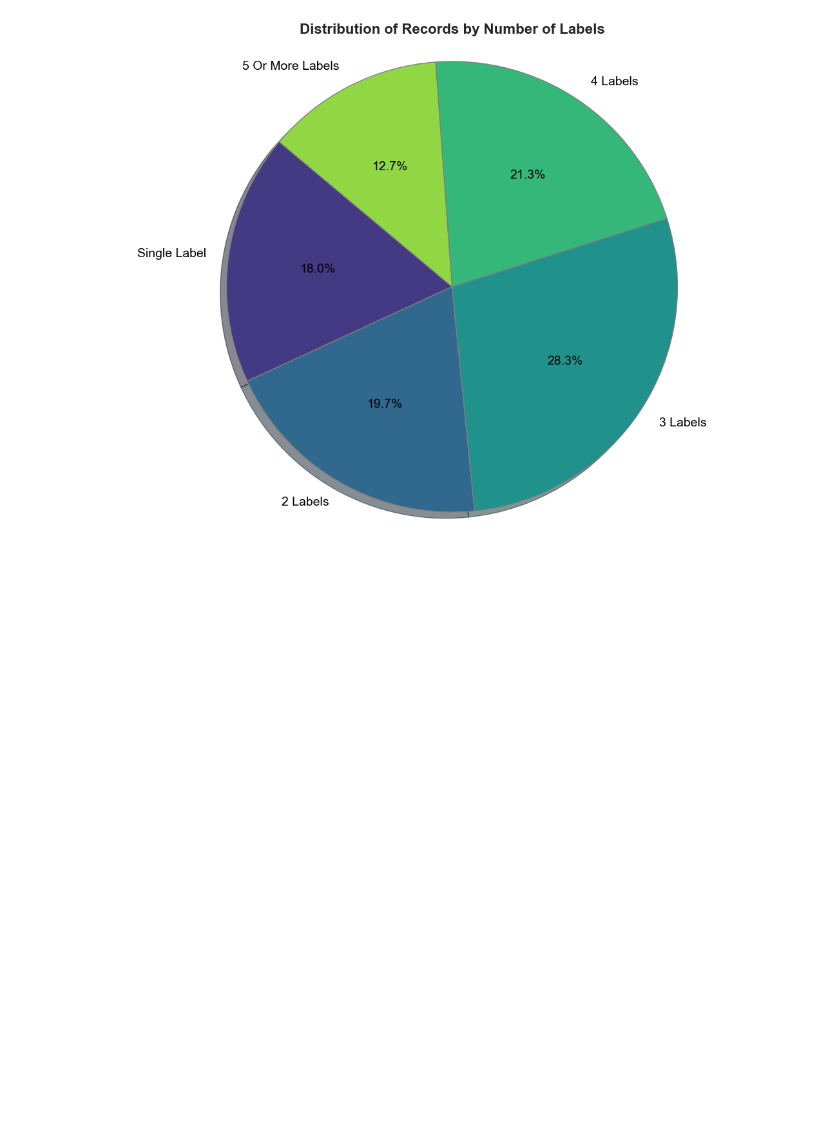
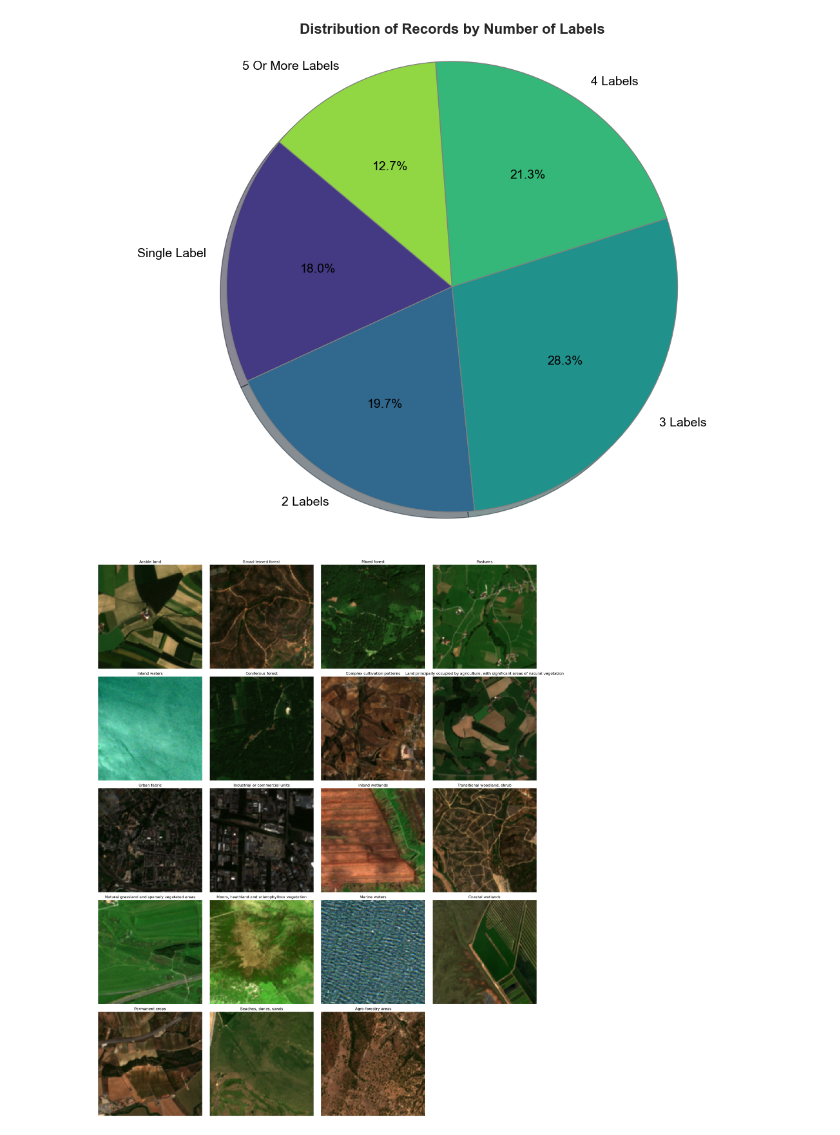
Before and after one commit to StaticRevo/FYP-Multi-Label-Classification-using-Deep-Learning, a Jupyter notebook: FYPProject/DatasetExploration.ipynb, the cells around one changed output. Drawn from its saved outputs; the diff is of its cells as text; code cells hidden in the pictures; blank space fills up the shorter version.

Commit message:
Second update 06/11/2024
Continued  Data Exploration

```diff
--- a/FYPProject/DatasetExploration.ipynb
+++ b/FYPProject/DatasetExploration.ipynb
@@ -28,6 +28,7 @@ metadata_df_50percent = pd.read_csv(r'C:\Users\isaac\Desktop\BigEarthTests\Subse
 metadata_df_original = pd.read_parquet(r'C:\Users\isaac\Downloads\metadata.parquet')
 
 dataset_dir = r'C:\Users\isaac\Desktop\BigEarthTests\Subsets\1%Copy'
+original_dataset_dir = r'D:\Datasets\BigEarthNet-S2\100%BigEarthNet'
 # %%
 unique_labels = metadata_df_original['labels'].explode().unique()
 exploded_df = metadata_df_original.explode('labels')
@@ -172,3 +184,51 @@ plot_label_distribution(metadata_df_original)
 # %% [output]
 Total number of records: 480038
 [figure]
+# %%
+# Convert numpy.ndarray to list if necessary
+metadata_df_original['labels'] = metadata_df_original['labels'].apply(lambda x: x.tolist() if isinstance(x, np.ndarray) else x)
+
+# Filter the DataFrame to get rows with exactly one label
+single_label_df = metadata_df_original[metadata_df_original['labels'].apply(len) == 1]
+
+# Dictionary to store the first patch_id for each label
+first_patch_ids = {}
+
+# Iterate through each unique label and find the first patch_id with that label
+for label in unique_labels:
+    filtered_df = single_label_df[single_label_df['labels'].apply(lambda x: x[0] == label)]
+    if not filtered_df.empty:
+        first_patch_id = filtered_df.iloc[0]['patch_id']
+        first_patch_ids[label] = first_patch_id
+
+# Function to read and stack 3 bands
+def read_bands(patch_id, bands=['B04', 'B03', 'B02']):
+    base_patch_id = '_'.join(patch_id.split('_')[:-2])
+    band_paths = [os.path.join(original_dataset_dir, base_patch_id, patch_id, f"{patch_id}_{band}.tif") for band in bands]
+    stacked_bands = []
+    for band_path in band_paths:
+        with rasterio.open(band_path) as src:
+            band = src.read(1)
+            stacked_bands.append(band)
+    image = np.stack(stacked_bands, axis=-1)
+    # Normalize the image to the range [0, 1]
+    image = (image - image.min()) / (image.max() - image.min())
+    return image
+
+# Plotting the images in a grid
+fig, axes = plt.subplots(5, 4, figsize=(20, 25))
+axes = axes.flatten()
+
+for i, (label, patch_id) in enumerate(first_patch_ids.items()):
+    image = read_bands(patch_id)
+    axes[i].imshow(image)
+    axes[i].set_title(label)
+    axes[i].axis('off')
+
+for j in range(i + 1, len(axes)):
+    axes[j].axis('off')
+
+plt.tight_layout()
+plt.show()
+# %% [output]
+[figure, added]
```
Also changed, not shown: parts of 3 cells of this notebook, 1 other file.
